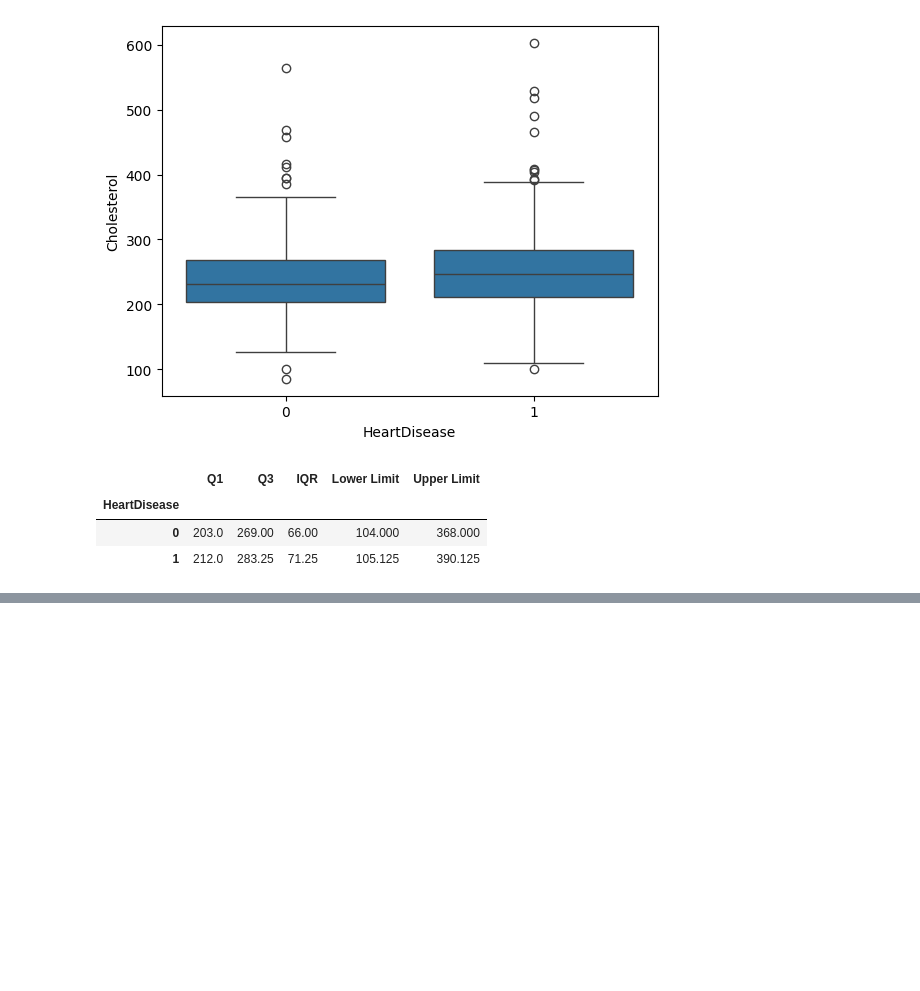
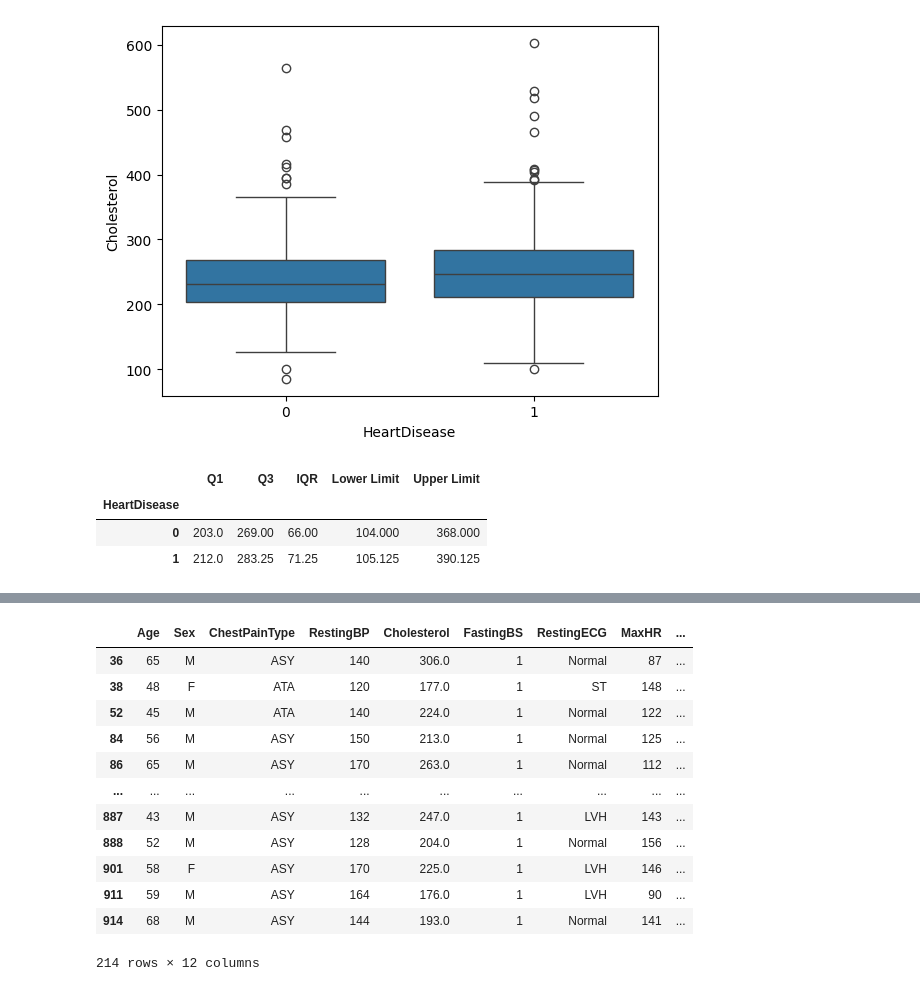
Before and after one commit to Newtan999/NewML, a Jupyter notebook: notebooks/01_eda.ipynb, the cells around one changed output, grey strips where cells are left out. Drawn from its saved outputs; the diff is of its cells as text; code cells hidden in the pictures; blank space fills up the shorter version.

```diff
--- a/notebooks/01_eda.ipynb
+++ b/notebooks/01_eda.ipynb
@@ -256,0 +244,16 @@ sns.boxplot(x="HeartDisease", y="Diabetes", data=df);
+# %%
+df.loc[df["FastingBS"] == 1]
+# %% [output]
+|  | Age | Sex | ChestPainType | RestingBP | Cholesterol | FastingBS | RestingECG | MaxHR | ... |
+| 36 | 65 | M | ASY | 140 | 306.0 | 1 | Normal | 87 | ... |
+| 38 | 48 | F | ATA | 120 | 177.0 | 1 | ST | 148 | ... |
+| 52 | 45 | M | ATA | 140 | 224.0 | 1 | Normal | 122 | ... |
+| 84 | 56 | M | ASY | 150 | 213.0 | 1 | Normal | 125 | ... |
+| 86 | 65 | M | ASY | 170 | 263.0 | 1 | Normal | 112 | ... |
+| ... | ... | ... | ... | ... | ... | ... | ... | ... | ... |
+| 887 | 43 | M | ASY | 132 | 247.0 | 1 | LVH | 143 | ... |
+| 888 | 52 | M | ASY | 128 | 204.0 | 1 | Normal | 156 | ... |
+| 901 | 58 | F | ASY | 170 | 225.0 | 1 | LVH | 146 | ... |
+| 911 | 59 | M | ASY | 164 | 176.0 | 1 | LVH | 90 | ... |
+| 914 | 68 | M | ASY | 144 | 193.0 | 1 | Normal | 141 | ... |
+214 rows × 12 columns
```
Also changed, not shown: parts of 31 cells of this notebook.
